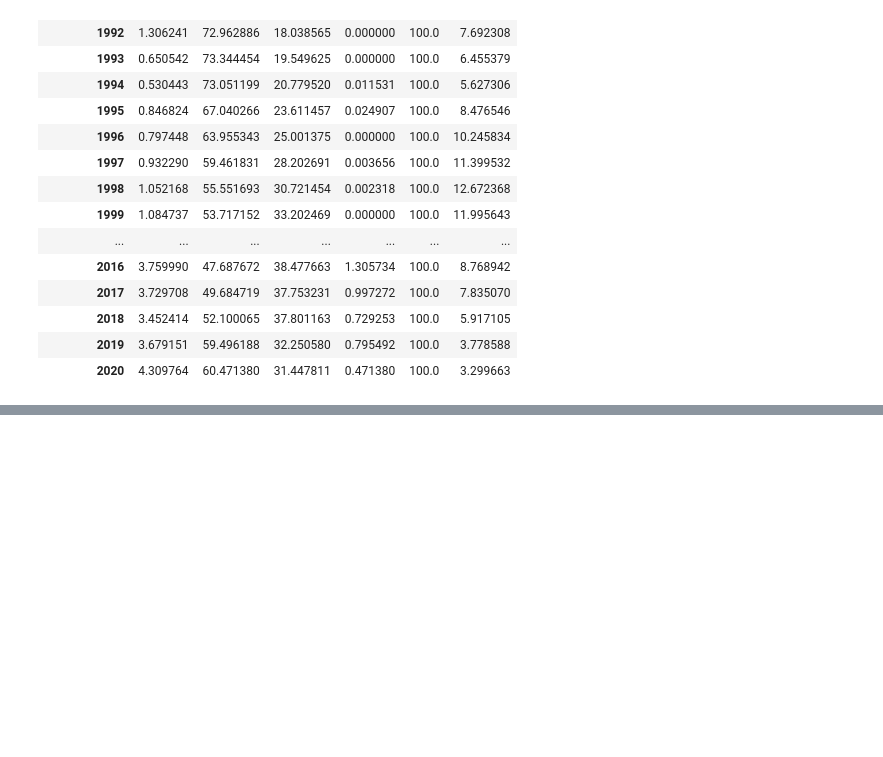
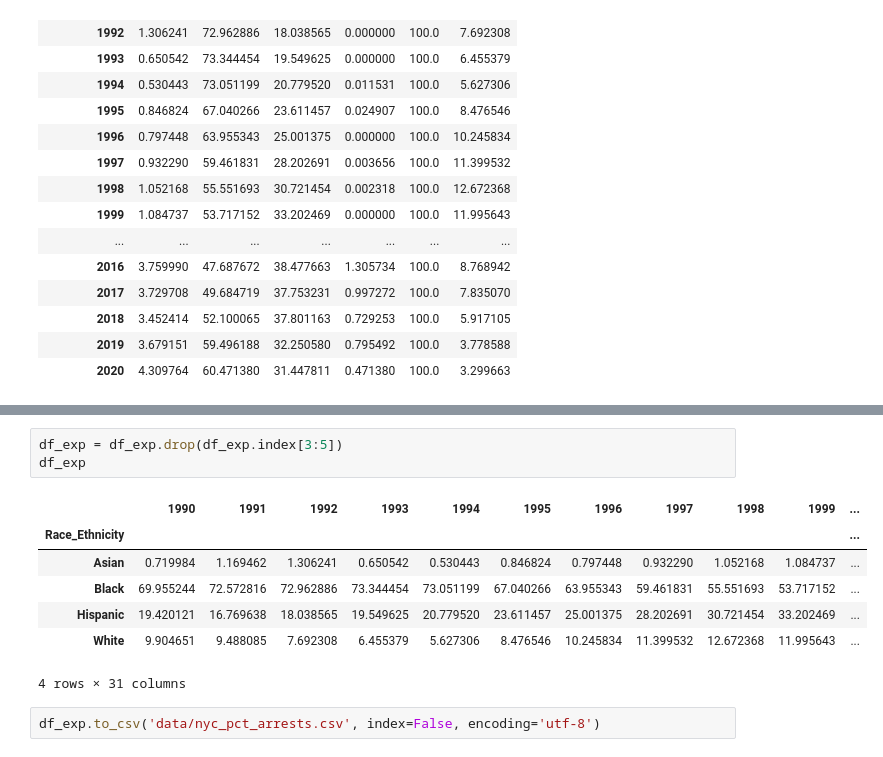
Before and after one commit to Marycunningham79/cannabis-project, a Jupyter notebook: NYC data analysis for datawrapper.ipynb, the cells around one changed output, grey strips where cells are left out. Saved outputs shown, nothing was run; the diff lists cells and outputs as text; blank space fills up the shorter version.

```diff
--- a/NYC data analysis for datawrapper.ipynb
+++ b/NYC data analysis for datawrapper.ipynb
@@ -151,0 +190,13 @@ AttributeError: 'NoneType' object has no attribute 'rename'
+# %%
+df_exp = df_exp.drop(df_exp.index[3:5])
+df_exp
+# %% [output]
+|  | 1990 | 1991 | 1992 | 1993 | 1994 | 1995 | 1996 | 1997 | 1998 | 1999 | ... |
+| Race_Ethnicity |  |  |  |  |  |  |  |  |  |  | ... |
+| Asian | 0.719984 | 1.169462 | 1.306241 | 0.650542 | 0.530443 | 0.846824 | 0.797448 | 0.932290 | 1.052168 | 1.084737 | ... |
+| Black | 69.955244 | 72.572816 | 72.962886 | 73.344454 | 73.051199 | 67.040266 | 63.955343 | 59.461831 | 55.551693 | 53.717152 | ... |
+| Hispanic | 19.420121 | 16.769638 | 18.038565 | 19.549625 | 20.779520 | 23.611457 | 25.001375 | 28.202691 | 30.721454 | 33.202469 | ... |
+| White | 9.904651 | 9.488085 | 7.692308 | 6.455379 | 5.627306 | 8.476546 | 10.245834 | 11.399532 | 12.672368 | 11.995643 | ... |
+4 rows × 31 columns
+# %%
+df_exp.to_csv('data/nyc_pct_arrests.csv', index=False, encoding='utf-8')
```
Also changed, not shown: parts of 7 cells of this notebook.
